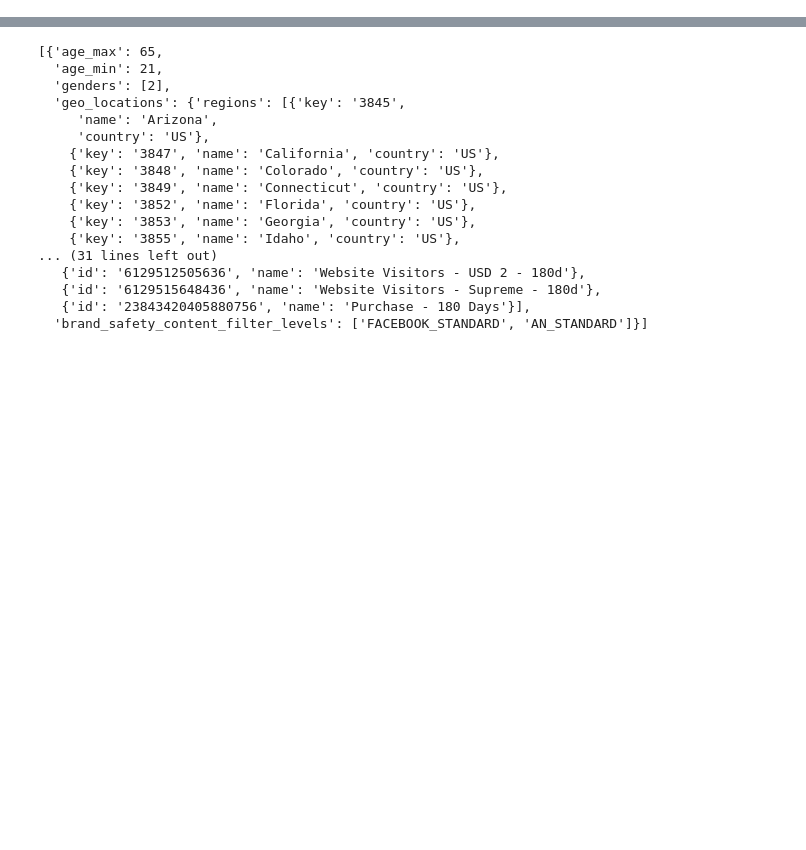
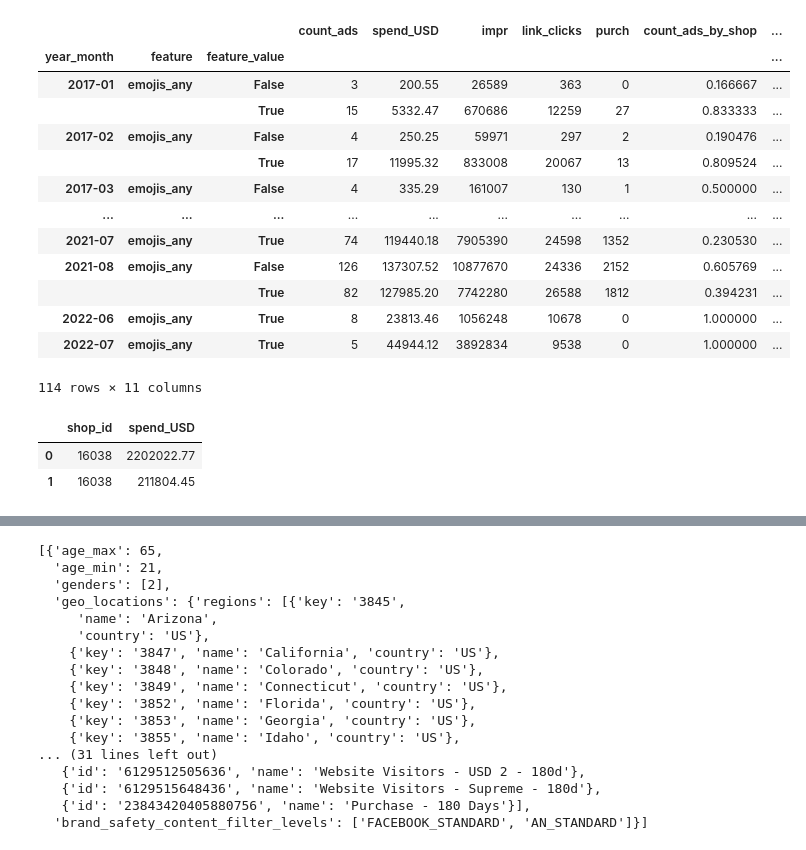
Before and after one commit to Katja-Lebesgue/premium_dashboard, a Jupyter notebook: tmp.ipynb, the cells around one changed output, grey strips where cells are left out. Saved outputs shown, nothing was run; the diff lists cells and outputs as text; code cells hidden in the pictures; blank space fills up the shorter version.

Commit message:
descriptive statistics by shop in app

```diff
--- a/tmp.ipynb
+++ b/tmp.ipynb
@@ -16,0 +60,2 @@ base I am using: prod.cw6tznt1p9hq.us-east-1.rds.amazonaws.com
+# %%
+table = save_global_descriptive_statistics_to_s3(db=db, force_from_scratch=True)
@@ -16,0 +157,17 @@ base I am using: prod.cw6tznt1p9hq.us-east-1.rds.amazonaws.com
+# %%
+table
+# %% [output]
+|  |  |  | count_ads | spend_USD | impr | link_clicks | purch | count_ads_by_shop | ... |
+| year_month | feature | feature_value |  |  |  |  |  |  | ... |
+| 2017-01 | emojis_any | False | 3 | 200.55 | 26589 | 363 | 0 | 0.166667 | ... |
+|  |  | True | 15 | 5332.47 | 670686 | 12259 | 27 | 0.833333 | ... |
+| 2017-02 | emojis_any | False | 4 | 250.25 | 59971 | 297 | 2 | 0.190476 | ... |
+|  |  | True | 17 | 11995.32 | 833008 | 20067 | 13 | 0.809524 | ... |
+| 2017-03 | emojis_any | False | 4 | 335.29 | 161007 | 130 | 1 | 0.500000 | ... |
+| ... | ... | ... | ... | ... | ... | ... | ... | ... | ... |
+| 2021-07 | emojis_any | True | 74 | 119440.18 | 7905390 | 24598 | 1352 | 0.230530 | ... |
+| 2021-08 | emojis_any | False | 126 | 137307.52 | 10877670 | 24336 | 2152 | 0.605769 | ... |
+|  |  | True | 82 | 127985.20 | 7742280 | 26588 | 1812 | 0.394231 | ... |
+| 2022-06 | emojis_any | True | 8 | 23813.46 | 1056248 | 10678 | 0 | 1.000000 | ... |
+| 2022-07 | emojis_any | True | 5 | 44944.12 | 3892834 | 9538 | 0 | 1.000000 | ... |
+114 rows × 11 columns
@@ -16,0 +188,6 @@ base I am using: prod.cw6tznt1p9hq.us-east-1.rds.amazonaws.com
+# %%
+df
+# %% [output]
+|  | shop_id | spend_USD |
+| 0 | 16038 | 2202022.77 |
+| 1 | 16038 | 211804.45 |
```
Also changed, not shown: parts of 23 cells of this notebook, 15 other files.
